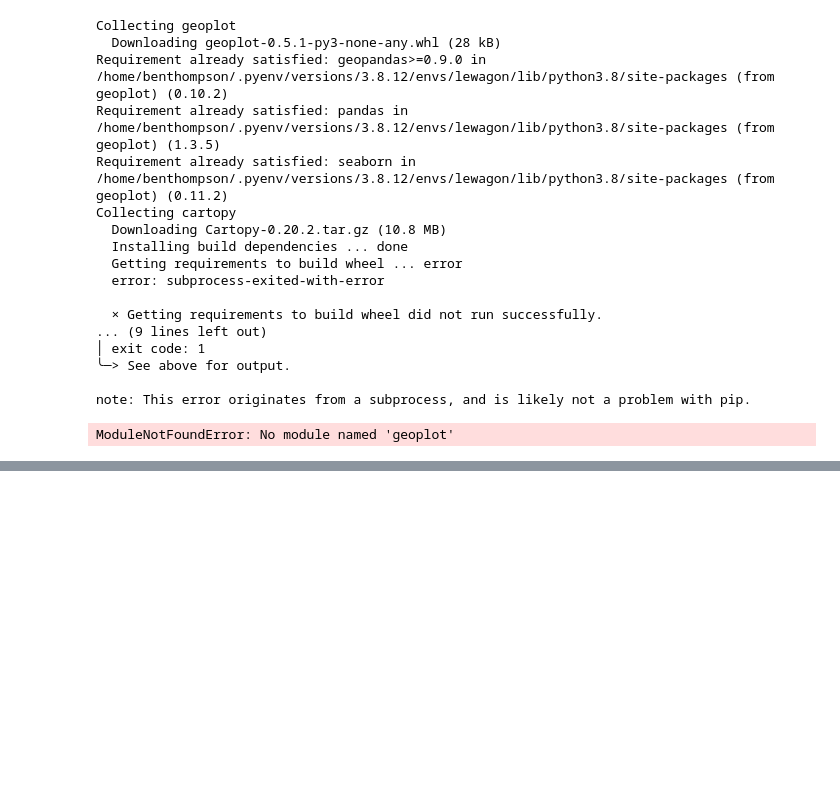
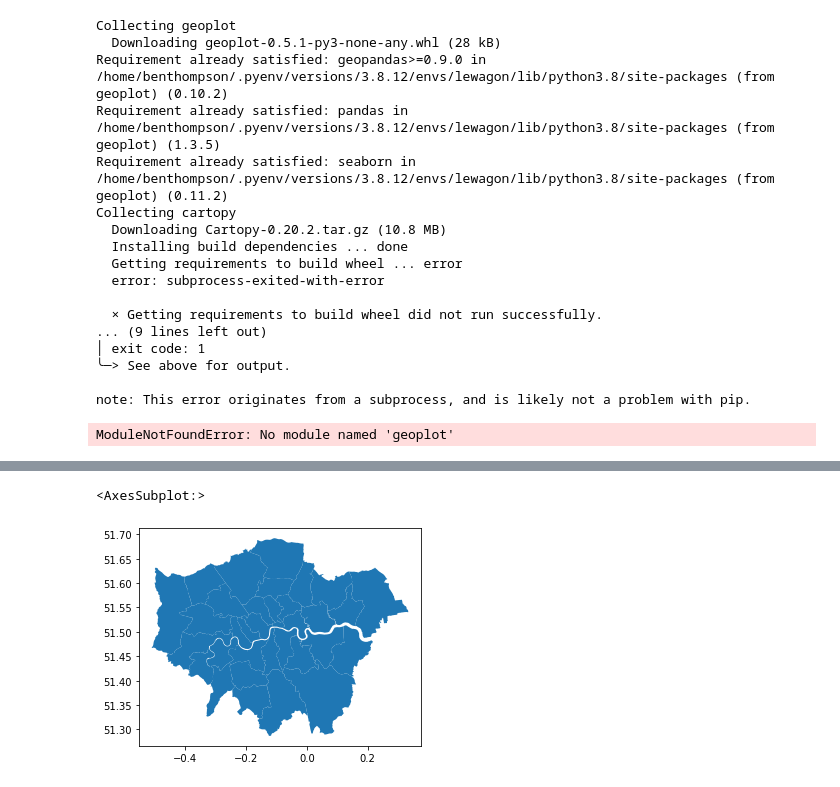
Before and after one commit to bendthompson/london-fires, a Jupyter notebook: notebooks/exploratory_notebook.ipynb, the cells around one changed output, grey strips where cells are left out. Saved outputs shown, nothing was run; the diff lists cells and outputs as text; code cells hidden in the pictures; blank space fills up the shorter version.

```diff
--- a/notebooks/exploratory_notebook.ipynb
+++ b/notebooks/exploratory_notebook.ipynb
@@ -380,0 +413,7 @@ px.choropleth_mapbox(geojson, geojson)
+# %%
+merge_geodf = gpd.GeoDataFrame(merge_df, geometry='geometry')
+# %%
+merge_geodf.plot()
+# %% [output]
+<AxesSubplot:>
+[figure, added]
```
Also changed, not shown: parts of 24 cells of this notebook.
